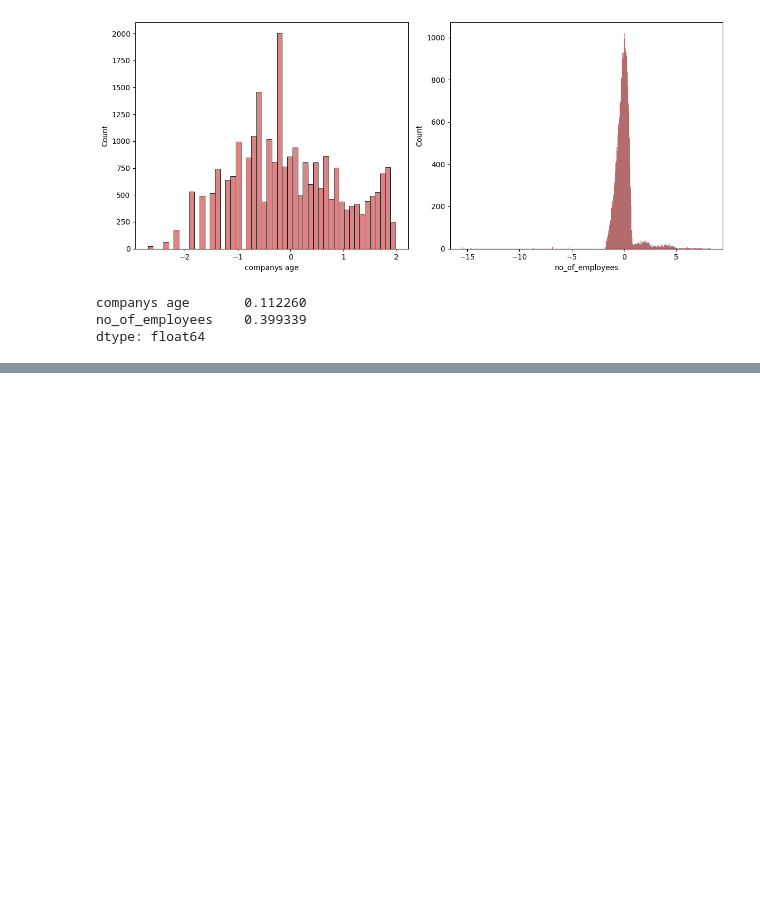
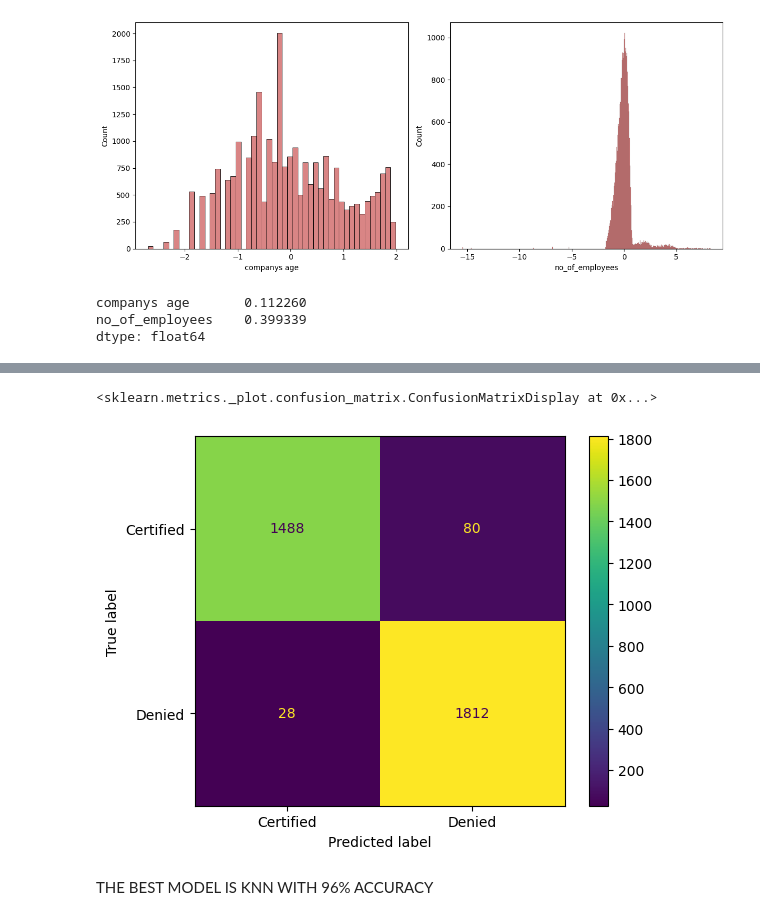
Before and after one commit to banerjee-ishita123/Us-Visa-Approval-Status, a Jupyter notebook: Notebook/FE_modeltraining.ipynb, the cells around one changed output, grey strips where cells are left out. Drawn from its saved outputs; the diff is of its cells as text; code cells hidden in the pictures; blank space fills up the shorter version.

Commit message:
FE AND MODEL TRAINING DONE

```diff
--- a/Notebook/FE_modeltraining.ipynb
+++ b/Notebook/FE_modeltraining.ipynb
@@ -170,0 +204,2 @@ dtype: float64
+# %%
+X=preprocessor.fit_transform(X)
@@ -170,0 +398,28 @@ dtype: float64
+# %%
+from sklearn.model_selection import RandomizedSearchCV
+from sklearn.preprocessing import LabelEncoder
+
+# Initialize LabelEncoder
+label_encoder = LabelEncoder()
+
+# Fit and transform the target variable (y_res) to numeric labels (0 and 1)
+y_res_encoded = label_encoder.fit_transform(y_res)
+
+model_param = {}
+
+# Perform Randomized Search Cross-Validation for each model
+for name, model, params in randomcv_models:
+    random = RandomizedSearchCV(estimator=model,
+                                   param_distributions=params,
+                                   n_iter=100,
+                                   cv=3,
+                                   verbose=2,
+                                   n_jobs=-1)
+    # Fit the model with encoded labels
+    random.fit(X_res, y_res_encoded)
+    model_param[name] = random.best_params_
+
+# Print the best parameters for each model
+for model_name in model_param:
+    print(f"---------------- Best Params for {model_name} -------------------")
+    print(model_param[model_name])
@@ -170,0 +476,10 @@ dtype: float64
+# %%
+best_model = KNeighborsClassifier(**model_param['KNN'])
+best_model = best_model.fit(x_train,y_train)
+y_pred = best_model.predict(x_test)
+score = accuracy_score(y_test,y_pred)
+cr = classification_report(y_test,y_pred)
+
+print("FINAL MODEL 'KNN'")
+print ("Accuracy Score value: {:.4f}".format(score))
+print (cr)
@@ -170,0 +497,9 @@ dtype: float64
+# %%
+#confusion matrix
+from sklearn.metrics import ConfusionMatrixDisplay
+ConfusionMatrixDisplay.from_estimator(best_model, x_test, y_test)
+# %% [output]
+<sklearn.metrics._plot.confusion_matrix.ConfusionMatrixDisplay at 0x...>
+[figure, added]
+# %% [markdown]
+THE BEST MODEL IS KNN WITH 96% ACCURACY
```
Also changed, not shown: parts of 21 cells of this notebook.
